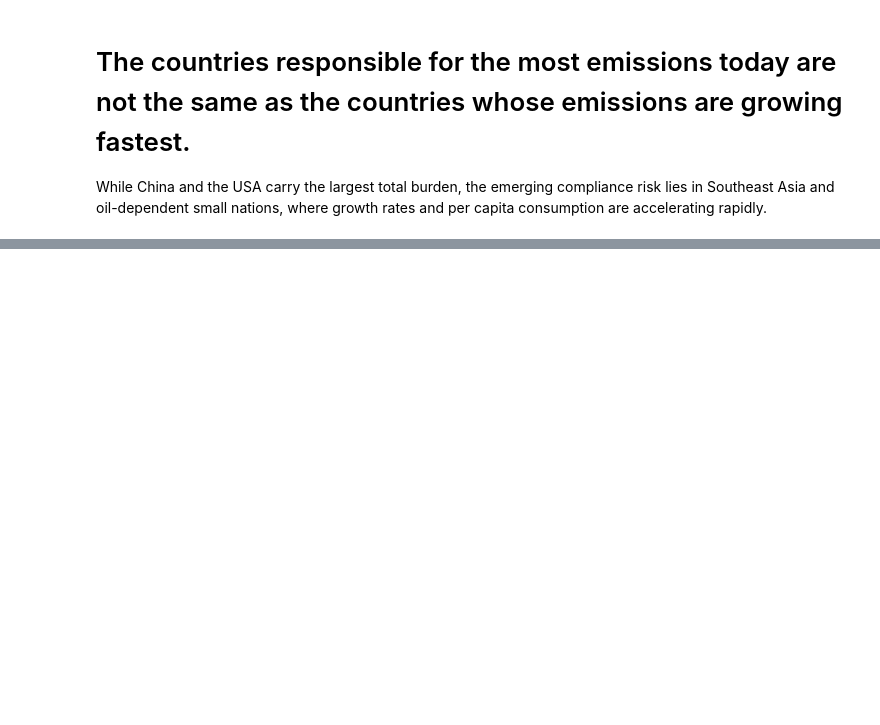
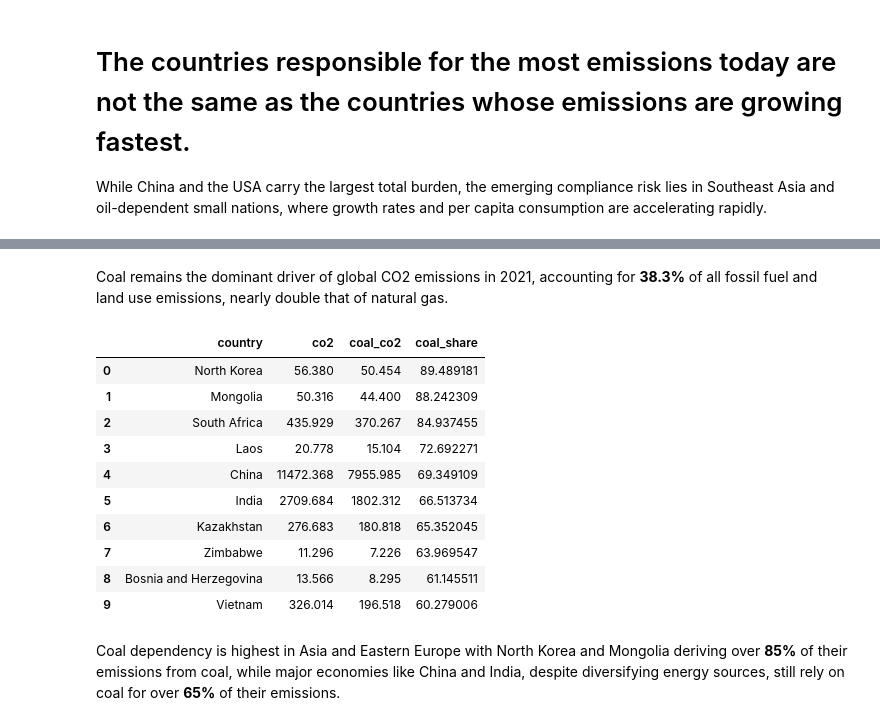
Before and after one commit to Bellevkey22/Global-CO2-Emissions-Risk-Analysis, a Jupyter notebook: co2_exploration.ipynb, the cells around one changed output, grey strips where cells are left out. Cells and saved outputs as stored; diff of their text form; code cells hidden in the pictures; blank space fills up the shorter version.

Commit message:
completed fuel source and coal dependency analysis

```diff
--- a/co2_exploration.ipynb
+++ b/co2_exploration.ipynb
@@ -369,0 +391,25 @@ While China and the USA carry the largest total burden, the emerging compliance
+# %% [markdown]
+Coal remains the dominant driver of global CO2 emissions in 2021, accounting for **38.3%** of all fossil fuel and land use emissions, nearly double that of natural gas.
+# %%
+coal_dependency = df[df['year'] == 2021].copy()
+coal_dependency['coal_share'] = (coal_dependency['coal_co2']/ coal_dependency['co2']) * 100
+coal_dependency = coal_dependency[coal_dependency['co2'] > 10]
+coal_dependency = coal_dependency[['country', 'co2', 'coal_co2', 'coal_share']]\
+.sort_values('coal_share', ascending= False)\
+.head(10)\
+.reset_index(drop=True)
+coal_dependency
+# %% [output]
+|  | country | co2 | coal_co2 | coal_share |
+| 0 | North Korea | 56.380 | 50.454 | 89.489181 |
+| 1 | Mongolia | 50.316 | 44.400 | 88.242309 |
+| 2 | South Africa | 435.929 | 370.267 | 84.937455 |
+| 3 | Laos | 20.778 | 15.104 | 72.692271 |
+| 4 | China | 11472.368 | 7955.985 | 69.349109 |
+| 5 | India | 2709.684 | 1802.312 | 66.513734 |
+| 6 | Kazakhstan | 276.683 | 180.818 | 65.352045 |
+| 7 | Zimbabwe | 11.296 | 7.226 | 63.969547 |
+| 8 | Bosnia and Herzegovina | 13.566 | 8.295 | 61.145511 |
+| 9 | Vietnam | 326.014 | 196.518 | 60.279006 |
+# %% [markdown]
+Coal dependency is highest in Asia and Eastern Europe with North Korea and Mongolia deriving over **85%** of their emissions from coal, while major economies like China and India, despite diversifying energy sources, still rely on coal for over **65%** of their emissions.
```
Also changed, not shown: parts of 1 cell of this notebook.
